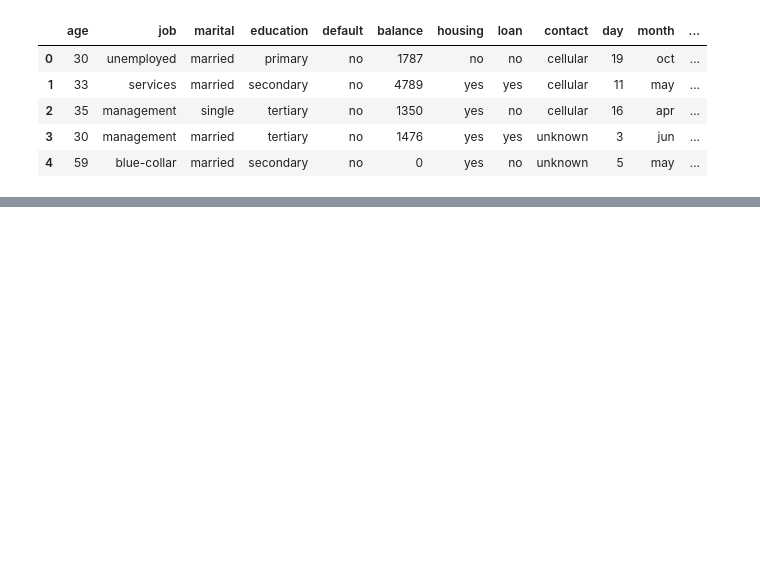
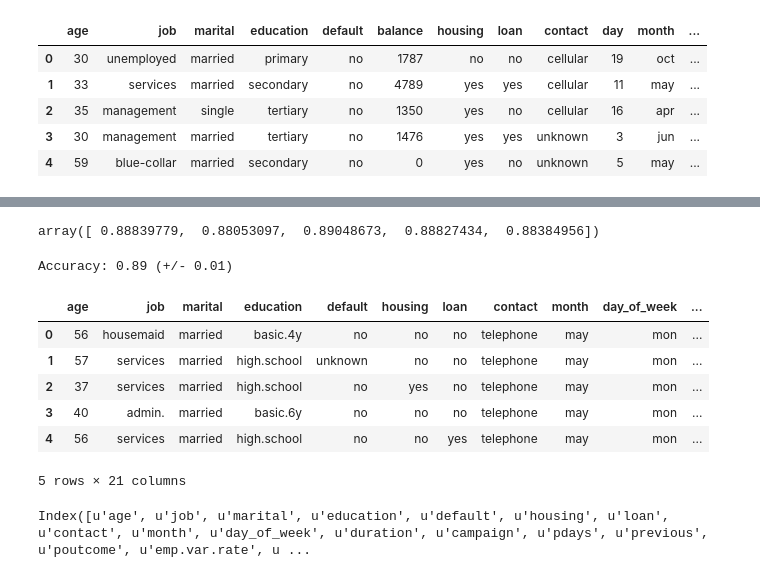
Before and after one commit to boing3887/DATA_SF_Homework, a Jupyter notebook: HW#3.ipynb, the cells around one changed output, grey strips where cells are left out. Saved outputs shown, nothing was run; the diff lists cells and outputs as text; code cells hidden in the pictures; blank space fills up the shorter version.

```diff
--- a/HW#3.ipynb
+++ b/HW#3.ipynb
@@ -270,0 +494,26 @@ array(['age', 'balance', 'campaign', 'contact', 'day', 'default',
+# %%
+scores
+# %% [output]
+array([ 0.88839779,  0.88053097,  0.89048673,  0.88827434,  0.88384956])
+# %%
+print("Accuracy: %0.2f (+/- %0.2f)" % (scores.mean(), scores.std() * 2))
+# %% [output]
+Accuracy: 0.89 (+/- 0.01)
+# %%
+# Repeat above procedures with full bank dataset.
+# 'bdf' stands for 'bank-data-full'
+
+bdf = pd.read_csv('bank-additional-full.csv', sep=';', index_col=False)
+bdf.head()
+# %% [output]
+|  | age | job | marital | education | default | housing | loan | contact | month | day_of_week | ... |
+| 0 | 56 | housemaid | married | basic.4y | no | no | no | telephone | may | mon | ... |
+| 1 | 57 | services | married | high.school | unknown | no | no | telephone | may | mon | ... |
+| 2 | 37 | services | married | high.school | no | yes | no | telephone | may | mon | ... |
+| 3 | 40 | admin. | married | basic.6y | no | no | no | telephone | may | mon | ... |
+| 4 | 56 | services | married | high.school | no | no | yes | telephone | may | mon | ... |
+5 rows × 21 columns
+# %%
+bdf.keys()
+# %% [output]
+Index([u'age', u'job', u'marital', u'education', u'default', u'housing', u'loan', u'contact', u'month', u'day_of_week', u'duration', u'campaign', u'pdays', u'previous', u'poutcome', u'emp.var.rate', u ...
```
Also changed, not shown: parts of 97 cells of this notebook.
